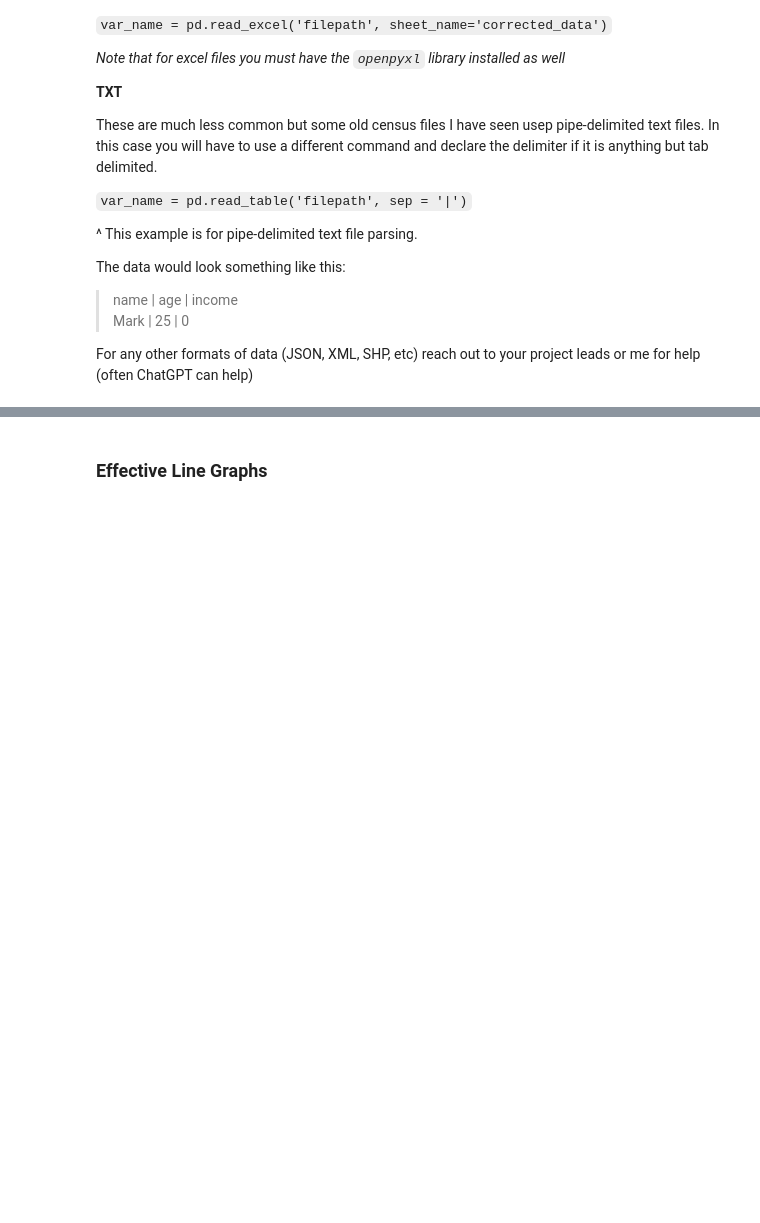
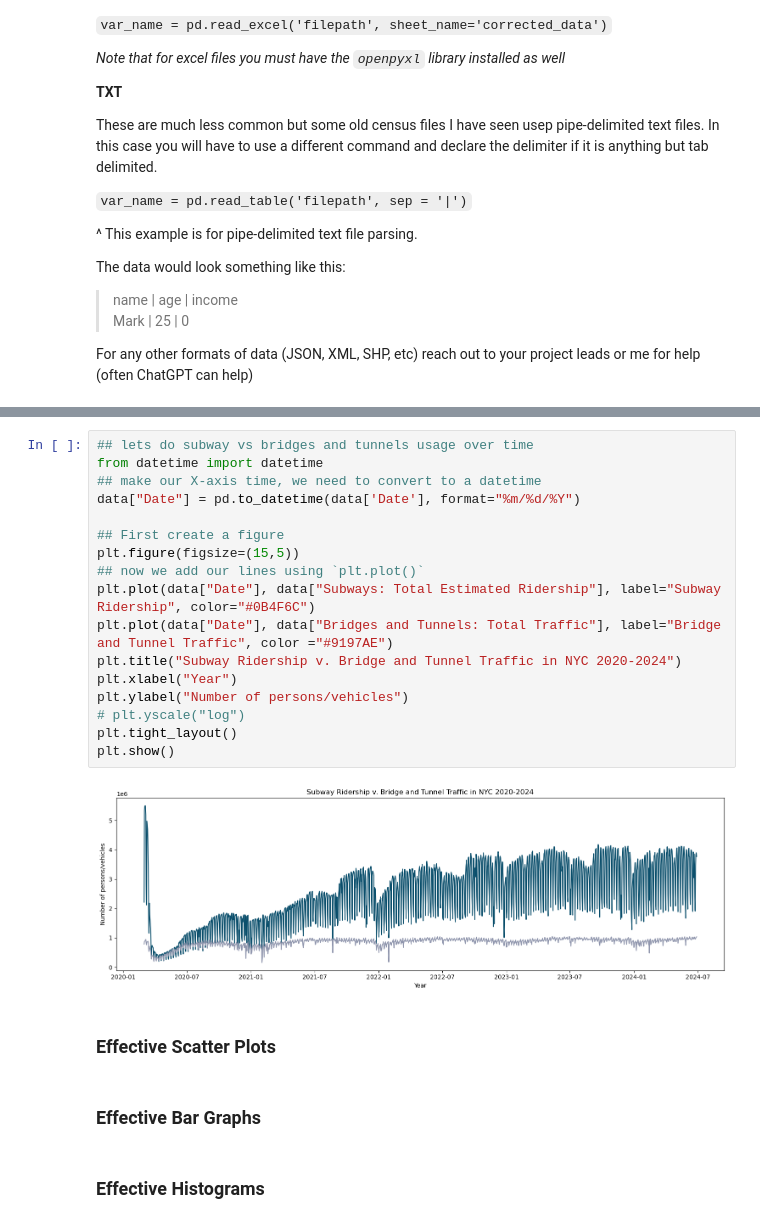
Before and after one commit to jmccormick7/JoEQuantitativeTraining, a Jupyter notebook: DataVis/effective_data_visualizations.ipynb, the cells around one changed output, grey strips where cells are left out. Saved outputs shown, nothing was run; the diff lists cells and outputs as text; blank space fills up the shorter version.

Commit message:
shell of explainations --> need code to be added

```diff
--- a/DataVis/effective_data_visualizations.ipynb
+++ b/DataVis/effective_data_visualizations.ipynb
@@ -98,2 +104,25 @@ Index(['Date', 'Subways: Total Estimated Ridership',
+# %%
+## lets do subway vs bridges and tunnels usage over time
+from datetime import datetime
+## make our X-axis time, we need to convert to a datetime
+data["Date"] = pd.to_datetime(data['Date'], format="%m/%d/%Y")
+
+## First create a figure
+plt.figure(figsize=(15,5))
+## now we add our lines using `plt.plot()`
+plt.plot(data["Date"], data["Subways: Total Estimated Ridership"], label="Subway Ridership", color="#0B4F6C")
+plt.plot(data["Date"], data["Bridges and Tunnels: Total Traffic"], label="Bridge and Tunnel Traffic", color ="#9197AE")
+plt.title("Subway Ridership v. Bridge and Tunnel Traffic in NYC 2020-2024")
+plt.xlabel("Year")
+plt.ylabel("Number of persons/vehicles")
+# plt.yscale("log")
+plt.tight_layout()
+plt.show()
+# %% [output]
+[figure, added]
+# %% [markdown]
+### Effective Scatter Plots
 # %% [markdown]
-### Effective Line Graphs
+### Effective Bar Graphs
+# %% [markdown]
+### Effective Histograms
```
Also changed, not shown: parts of 2 cells of this notebook, 2 other files.
